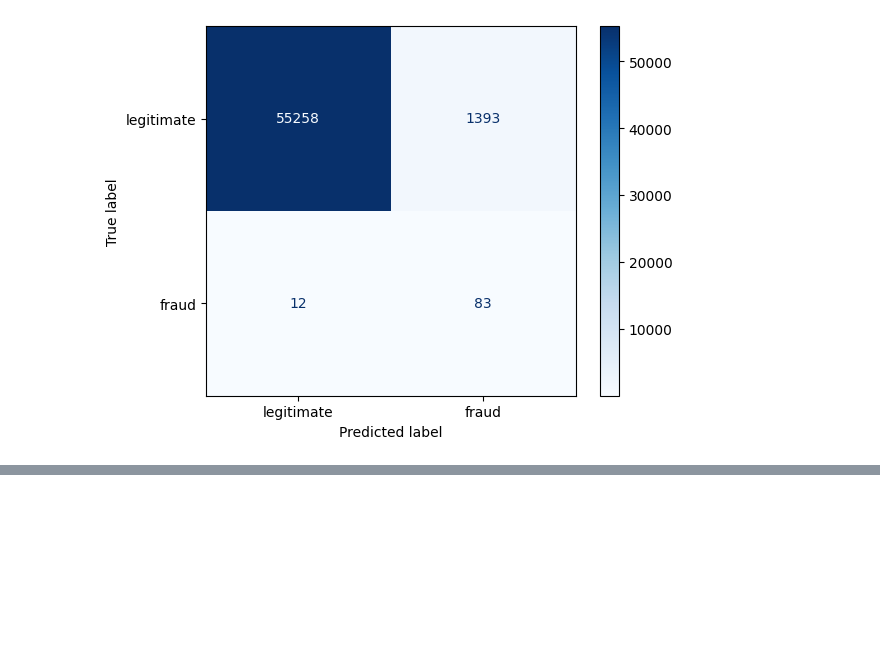
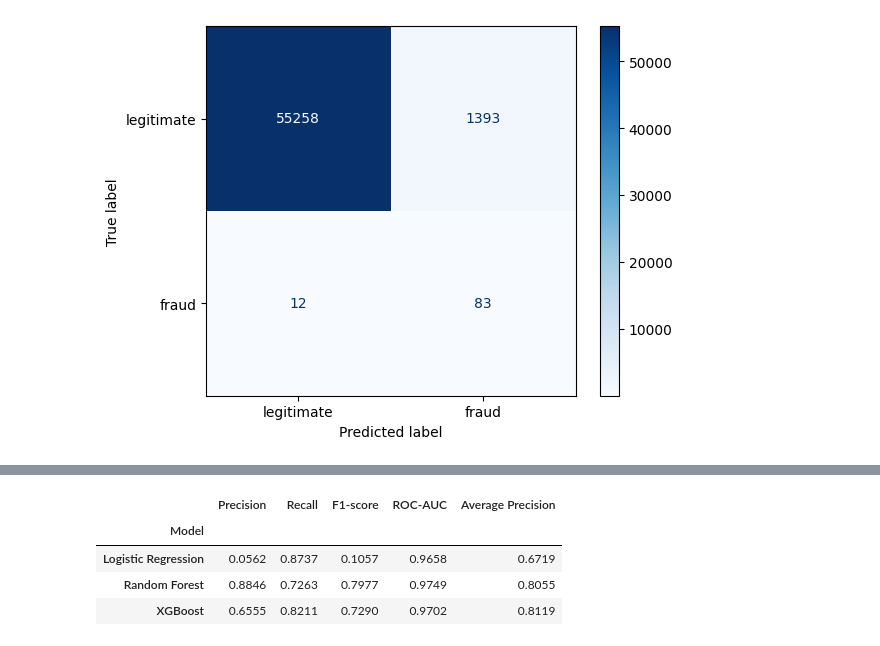
Before and after one commit to florence-aikins/credit-card-fraud-detection, a Jupyter notebook: credit_card_fraud.ipynb, the cells around one changed output, grey strips where cells are left out. Saved outputs shown, nothing was run; the diff lists cells and outputs as text; code cells hidden in the pictures; blank space fills up the shorter version.

```diff
--- a/credit_card_fraud.ipynb
+++ b/credit_card_fraud.ipynb
@@ -284,0 +457,25 @@ plt.show()
+# %%
+xgb_results = {
+    "Model": "XGBoost",
+    "Precision": precision_score(y_test, xgb_pred),
+    "Recall": recall_score(y_test, xgb_pred),
+    "F1-score": f1_score(y_test, xgb_pred),
+    "ROC-AUC": roc_auc_score(y_test, xgb_prob),
+    "Average Precision": average_precision_score(y_test, xgb_prob)
+}
+
+comparison_df = pd.DataFrame([
+    logistic_results,
+    rf_results,
+    xgb_results
+])
+
+display(
+    comparison_df.set_index("Model").round(4)
+)
+# %% [output]
+|  | Precision | Recall | F1-score | ROC-AUC | Average Precision |
+| Model |  |  |  |  |  |
+| Logistic Regression | 0.0562 | 0.8737 | 0.1057 | 0.9658 | 0.6719 |
+| Random Forest | 0.8846 | 0.7263 | 0.7977 | 0.9749 | 0.8055 |
+| XGBoost | 0.6555 | 0.8211 | 0.7290 | 0.9702 | 0.8119 |
```
Also changed, not shown: parts of 25 cells of this notebook.
